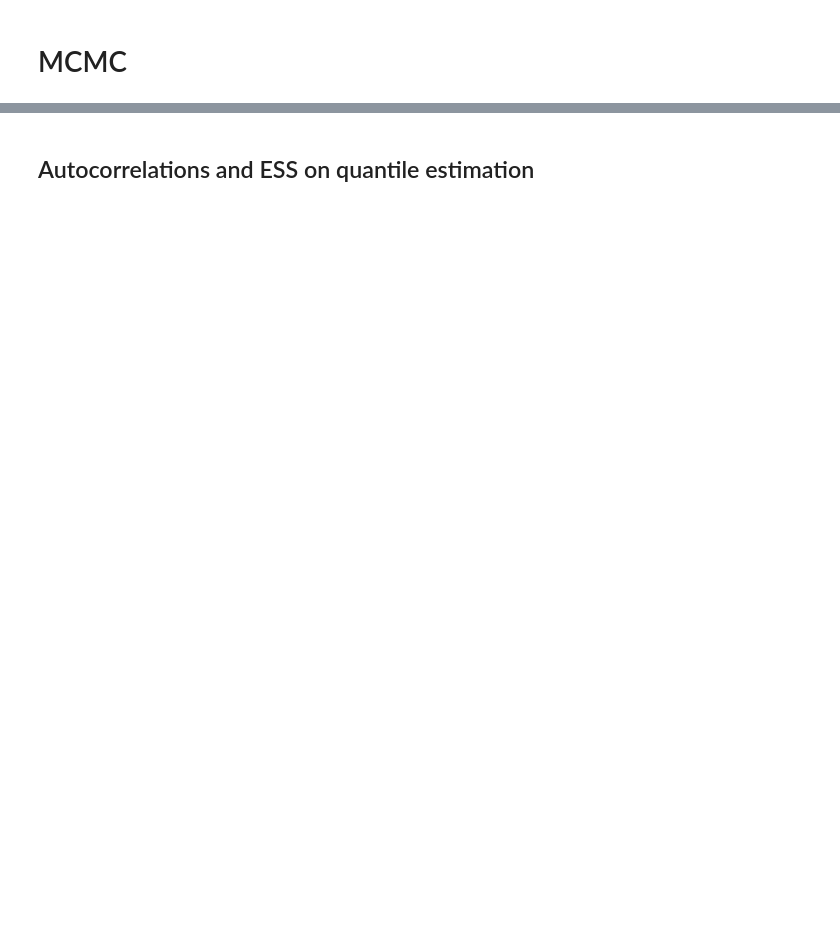
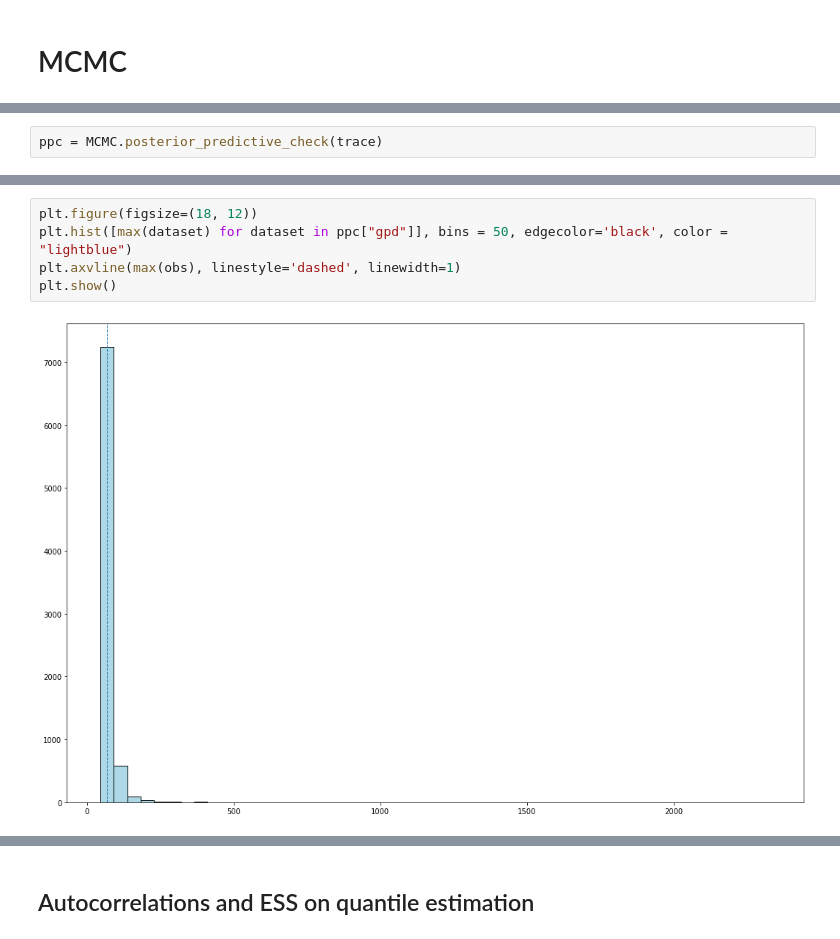
Before and after one commit to TheoMoins/ExtremesPyMC, a Jupyter notebook: main.ipynb, the cells around one changed output, grey strips where cells are left out. Saved outputs shown, nothing was run; the diff lists cells and outputs as text; blank space fills up the shorter version.

```diff
--- a/main.ipynb
+++ b/main.ipynb
@@ -154,0 +162,2 @@ Choice of m = 40 for MCMC
+# %%
+ppc = MCMC.posterior_predictive_check(trace)
@@ -154,0 +166,7 @@ Choice of m = 40 for MCMC
+# %%
+plt.figure(figsize=(18, 12))
+plt.hist([max(dataset) for dataset in ppc["gpd"]], bins = 50, edgecolor='black', color = "lightblue")
+plt.axvline(max(obs), linestyle='dashed', linewidth=1)
+plt.show()
+# %% [output]
+[figure, added]
```
Also changed, not shown: parts of 24 cells of this notebook, 10 other files.
